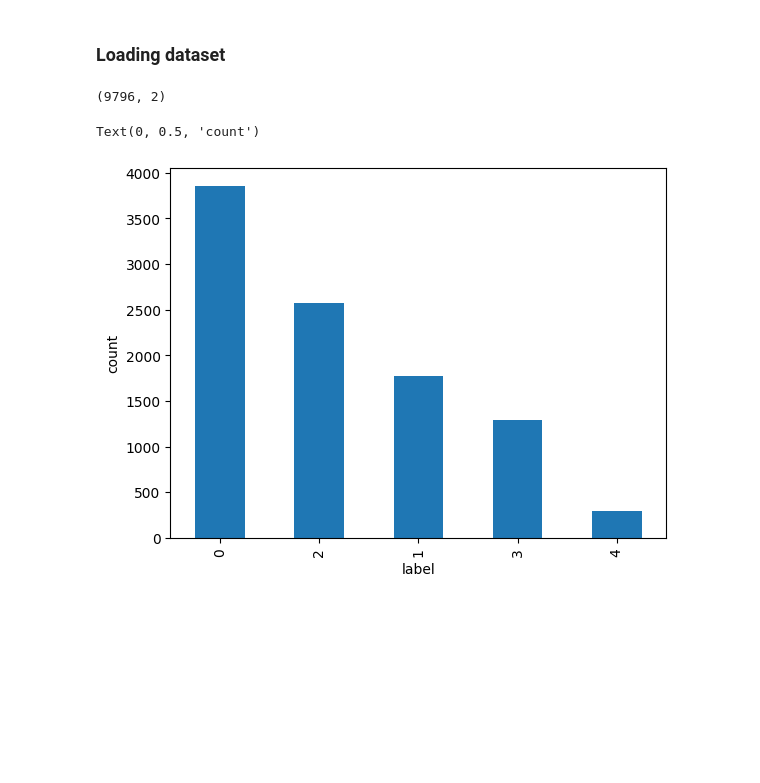
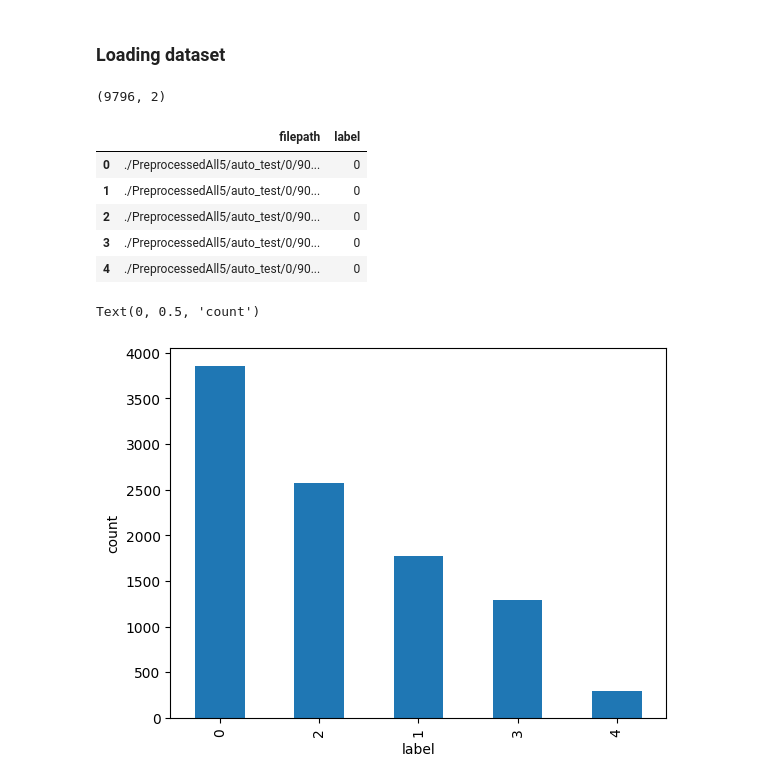
Before and after one commit to aliirtazas/knee-osteoarthritis-deep-learning, a Jupyter notebook: model.ipynb, the cells around one changed output. Drawn from its saved outputs; the diff is of its cells as text; code cells hidden in the pictures; blank space fills up the shorter version.

```diff
--- a/model.ipynb
+++ b/model.ipynb
@@ -50,6 +51,15 @@ df_train_kaggle = pd.DataFrame({"filepath" : image_path_list, "label": label_lis
 print(df_train_kaggle.shape)
 # %% [output]
 (9796, 2)
+# %%
+df_train_kaggle.head()
+# %% [output]
+|  | filepath | label |
+| 0 | ./PreprocessedAll5/auto_test/0/90... | 0 |
+| 1 | ./PreprocessedAll5/auto_test/0/90... | 0 |
+| 2 | ./PreprocessedAll5/auto_test/0/90... | 0 |
+| 3 | ./PreprocessedAll5/auto_test/0/90... | 0 |
+| 4 | ./PreprocessedAll5/auto_test/0/90... | 0 |
 # %%
 df_train_kaggle.label.value_counts().plot.bar()
 plt.xlabel("label")
```
Also changed, not shown: parts of 11 cells of this notebook, 1 other file.
